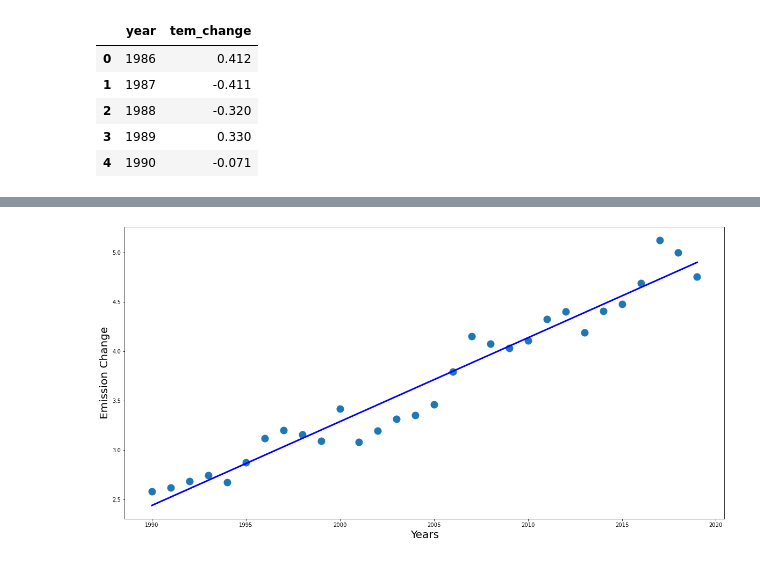
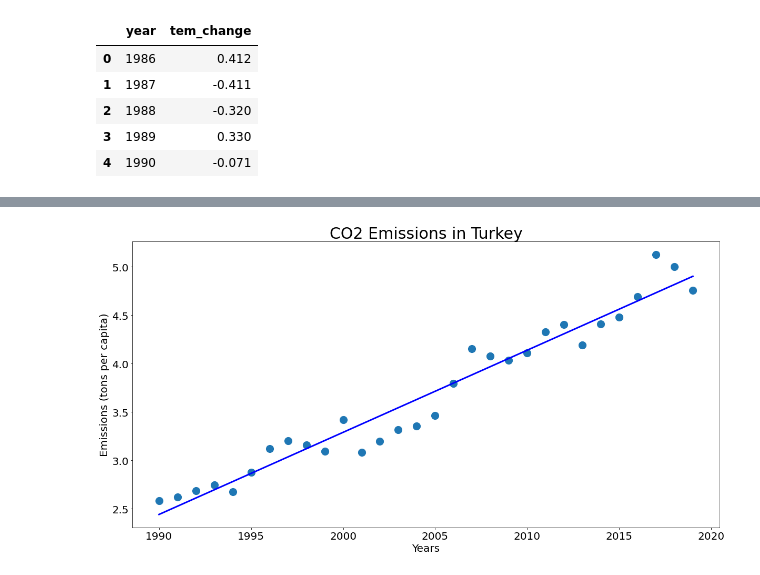
Before and after one commit to KurosJS/yzv211_project, a Jupyter notebook: implementation.ipynb, the cells around one changed output, grey strips where cells are left out. Saved outputs shown, nothing was run; the diff lists cells and outputs as text; code cells hidden in the pictures.

```diff
--- a/implementation.ipynb
+++ b/implementation.ipynb
@@ -1,16 +15,11 @@
 # %%
-import pandas as pd
-import numpy as np
-import matplotlib.pyplot as plt
-temp = pd.read_csv('temperature.csv')
-#remore index column
-df = temp.loc[temp['Country Name']=='Turkey']
-#select the data of Turkey after 1982
-# df = df.loc[df['Country Name'] == 'Turkey']
-# df = df.loc[df['year'] > 1982]
-df = df.iloc[25:, 2:4]
-#remove the index column
-df = df.reset_index(drop=True)
+df = pd.read_csv('temperature.csv') # reading the data
+
+df = df.loc[df['Country Name']=='Turkey'] # exctracting only Turkey
+df = df.iloc[25:, 2:4] # taking years after 1985
+
+df = df.reset_index(drop=True)# removing the index
+t = df # for later use
 df.head()
 # %% [output]
 |  | year | tem_change |
@@ -45,19 +73,20 @@ plt.show()
 # %%
 emission = pd.read_csv('emission.csv')
-#reshape the data
+
 x = np.array(emission['Year']).reshape(-1, 1)
 y = np.array(emission['Change']).reshape(-1, 1)
-#apply linear regression model
 model.fit(x, y)
-#predict the temperature change
-y_pred2 = model.predict(x)
+y_pred2 = model.predict(x) #predict the data and use the new variable y_pred2
+
 #plot the data
 plt.figure(figsize=(20, 10))
-plt.scatter(emission['Year'], emission['Change'], s=170)
+plt.tick_params(axis='both', which='major', labelsize=20)
+plt.title('CO2 Emissions in Turkey', fontsize=30)
+plt.scatter(emission['Year'], emission['Change'], s=200)
 plt.plot(emission['Year'], y_pred2, color='b', linewidth=3)
 plt.xlabel('Years', fontsize=20)
-plt.ylabel('Emission Change', fontsize=20)
-
+plt.ylabel('Emissions (tons per capita)', fontsize=20)
+plt.savefig('emission.png')
 plt.show()
 # %% [output]
-[figure, old version]
+[figure, new version]
```
Also changed, not shown: parts of 36 cells of this notebook.
